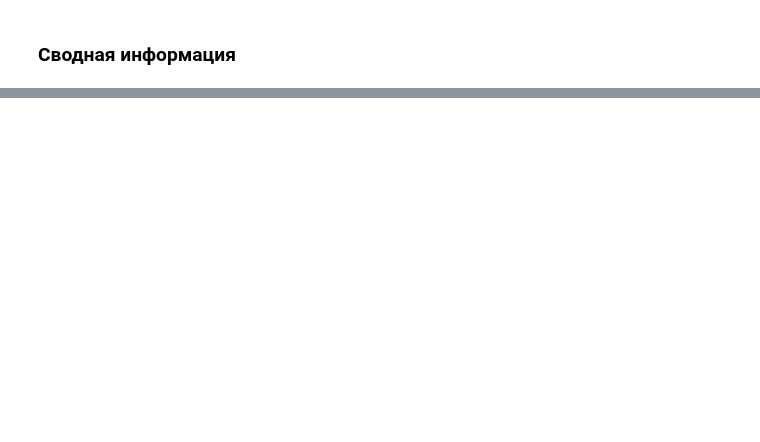
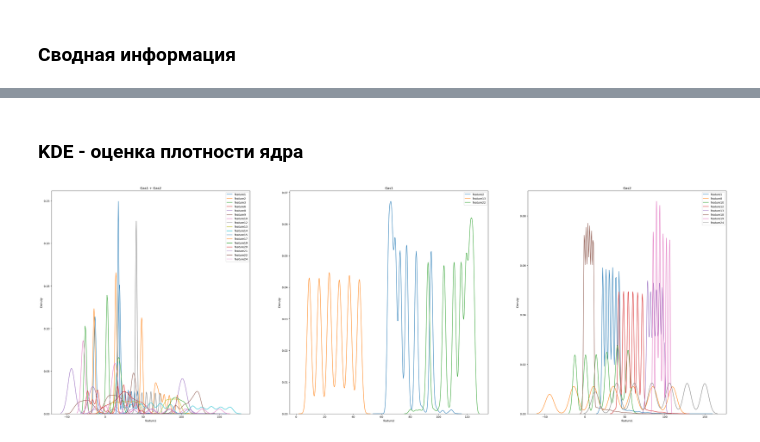
Before and after one commit to rafferti95/My-projects, a Jupyter notebook: 4_SIBUR challenge/SIBUR_Challenge.ipynb, the cells around one changed output, grey strips where cells are left out. Drawn from its saved outputs; the diff is of its cells as text; code cells hidden in the pictures; blank space fills up the shorter version.

```diff
--- a/4_SIBUR challenge/SIBUR_Challenge.ipynb
+++ b/4_SIBUR challenge/SIBUR_Challenge.ipynb
@@ -442,3 +442,48 @@ Name: target1, dtype: float64
 | feature8 | 1.000000 | 0.714956 |
 | target1 | 0.714956 | 1.000000 |
 [figure]
+# %% [markdown]
+### KDE - оценка плотности ядра
+# %%
+fig, axes = plt.subplots(nrows = 1, ncols = 3, figsize = (45, 15));
+axes[0].set_title('Gas1 + Gas2');
+axes[1].set_title('Gas1');
+axes[2].set_title('Gas2');
+
+sns.kdeplot(data_set['feature1'], ax = axes[0], label = 'feature1')
+sns.kdeplot(data_set['feature2'], ax = axes[0], label = 'feature2')
+sns.kdeplot(data_set['feature3'], ax = axes[0], label = 'feature3')
+sns.kdeplot(data_set['feature6'], ax = axes[0], label = 'feature6')
+sns.kdeplot(data_set['feature8'], ax = axes[0], label = 'feature8')
+sns.kdeplot(data_set['feature9'], ax = axes[0], label = 'feature9')
+sns.kdeplot(data_set['feature10'], ax = axes[0], label = 'feature10')
+sns.kdeplot(data_set['feature12'], ax = axes[0], label = 'feature12')
+sns.kdeplot(data_set['feature13'], ax = axes[0], label = 'feature13')
+sns.kdeplot(data_set['feature14'], ax = axes[0], label = 'feature14')
+sns.kdeplot(data_set['feature15'], ax = axes[0], label = 'feature15')
+sns.kdeplot(data_set['feature17'], ax = axes[0], label = 'feature17')
+sns.kdeplot(data_set['feature19'], ax = axes[0], label = 'feature19')
+sns.kdeplot(data_set['feature20'], ax = axes[0], label = 'feature20')
+sns.kdeplot(data_set['feature21'], ax = axes[0], label = 'feature21')
+sns.kdeplot(data_set['feature22'], ax = axes[0], label = 'feature22')
+sns.kdeplot(data_set['feature24'], ax = axes[0], label = 'feature24')
+
+
+sns.kdeplot(data_gas1['feature2'], ax = axes[1], label = 'feature2')
+sns.kdeplot(data_gas1['feature13'], ax = axes[1], label = 'feature13')
+sns.kdeplot(data_gas1['feature22'], ax = axes[1], label = 'feature22')
+
+sns.kdeplot(data_gas2['feature1'], ax = axes[2], label = 'feature1')
+sns.kdeplot(data_gas2['feature8'], ax = axes[2], label = 'feature8')
+sns.kdeplot(data_gas2['feature10'], ax = axes[2], label = 'feature10')
+sns.kdeplot(data_gas2['feature12'], ax = axes[2], label = 'feature12')
+sns.kdeplot(data_gas2['feature13'], ax = axes[2], label = 'feature13')
+sns.kdeplot(data_gas2['feature18'], ax = axes[2], label = 'feature18')
+sns.kdeplot(data_gas2['feature19'], ax = axes[2], label = 'feature19')
+sns.kdeplot(data_gas2['feature24'], ax = axes[2], label = 'feature24')
+
+axes[0].legend();
+axes[1].legend();
+axes[2].legend();
+# %% [output]
+[figure, added]
```
Also changed, not shown: parts of 9 cells of this notebook.
